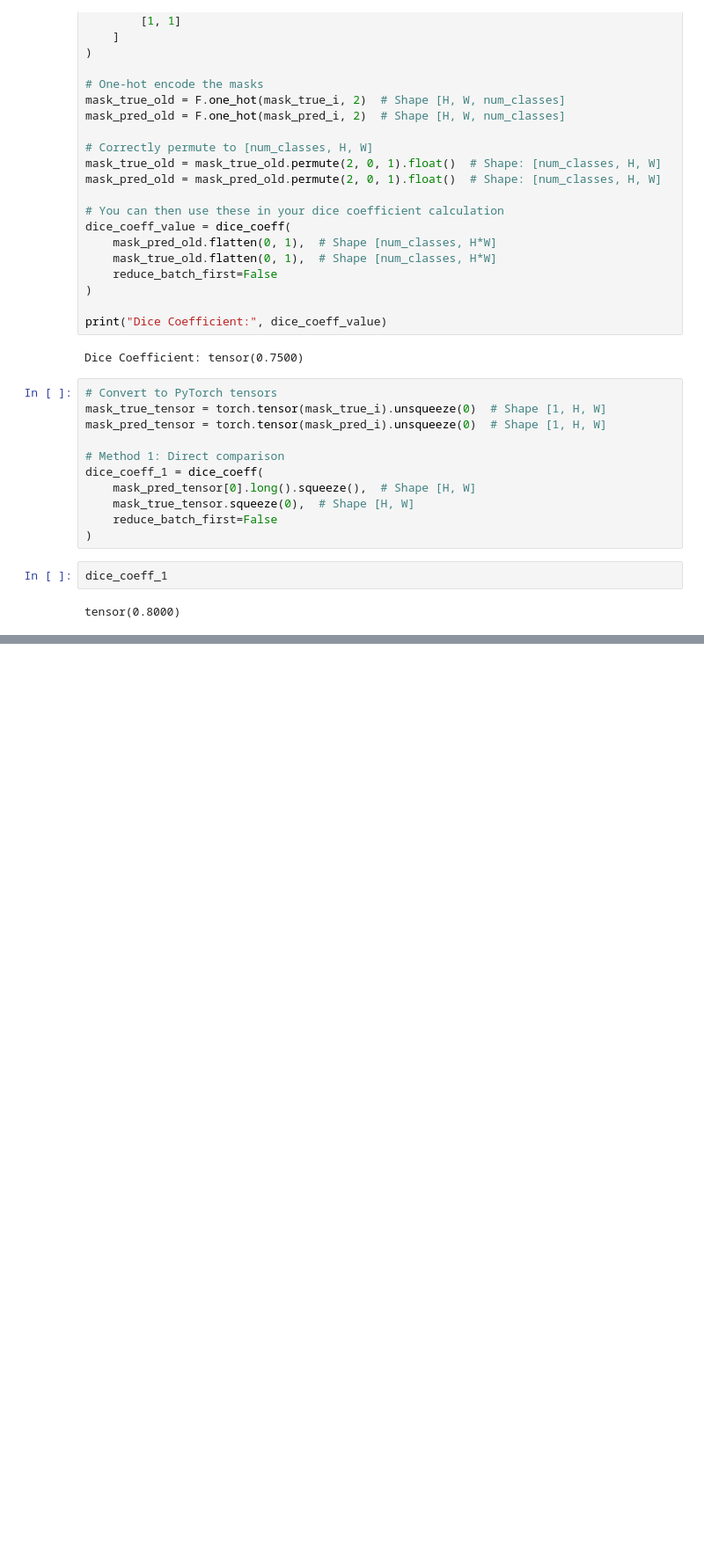
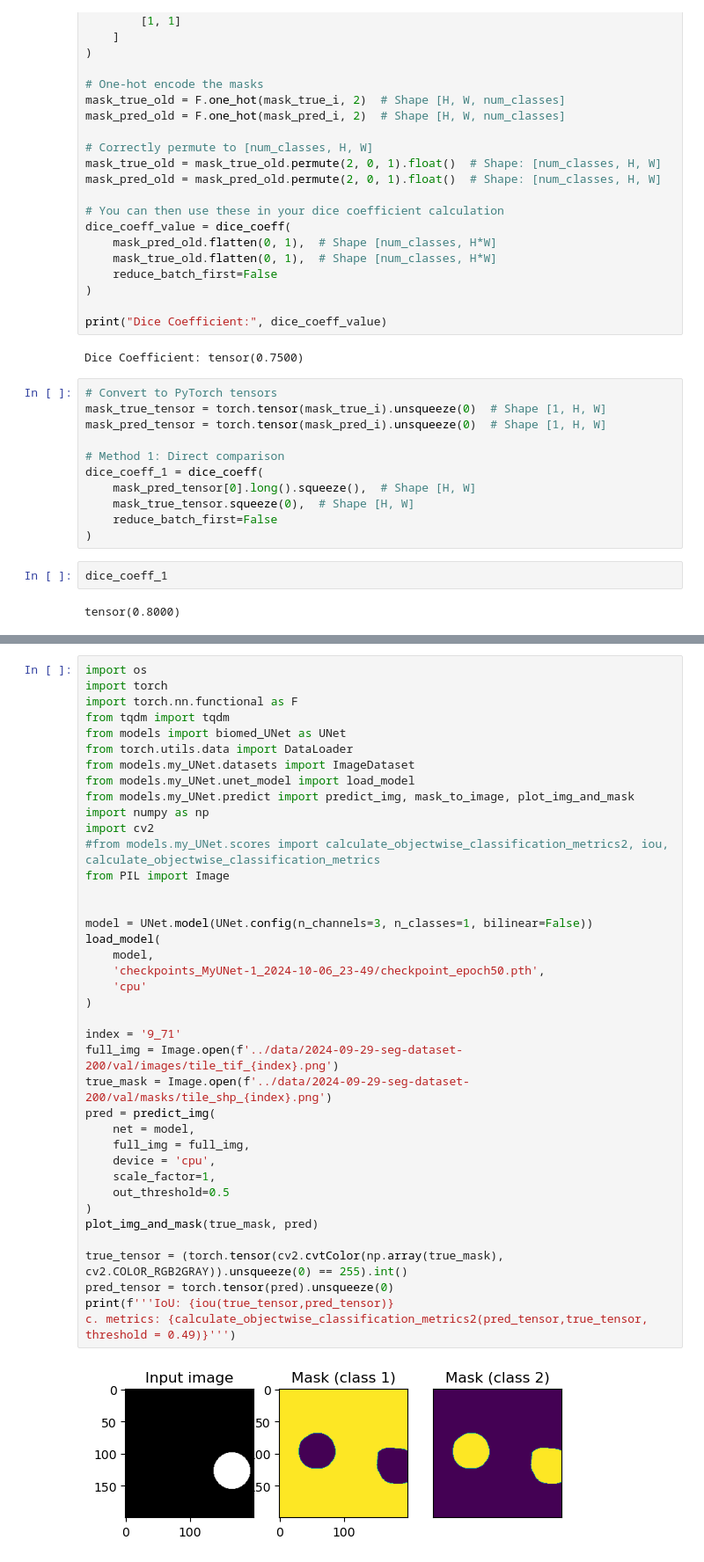
Before and after one commit to Aerial-Image-Categorization/CanopyMapping, a Jupyter notebook: src/metrics.ipynb, the cells around one changed output, grey strips where cells are left out. Shown at 88% size. Drawn from its saved outputs; the diff is of its cells as text; blank space fills up the shorter version.

Commit message:
visualizations

```diff
--- a/src/metrics.ipynb
+++ b/src/metrics.ipynb
@@ -1081,0 +1085,41 @@ tensor(0.8000)
+# %%
+import os
+import torch
+import torch.nn.functional as F
+from tqdm import tqdm
+from models import biomed_UNet as UNet
+from torch.utils.data import DataLoader
+from models.my_UNet.datasets import ImageDataset
+from models.my_UNet.unet_model import load_model
+from models.my_UNet.predict import predict_img, mask_to_image, plot_img_and_mask
+import numpy as np
+import cv2
+#from models.my_UNet.scores import calculate_objectwise_classification_metrics2, iou, calculate_objectwise_classification_metrics
+from PIL import Image
+
+
+model = UNet.model(UNet.config(n_channels=3, n_classes=1, bilinear=False))
+load_model(
+    model,
+    'checkpoints_MyUNet-1_2024-10-06_23-49/checkpoint_epoch50.pth',
+    'cpu'
+)
+
+index = '9_71'
+full_img = Image.open(f'../data/2024-09-29-seg-dataset-200/val/images/tile_tif_{index}.png')
+true_mask = Image.open(f'../data/2024-09-29-seg-dataset-200/val/masks/tile_shp_{index}.png')
+pred = predict_img(
+    net = model,
+    full_img = full_img,
+    device = 'cpu',
+    scale_factor=1,
+    out_threshold=0.5
+)
+plot_img_and_mask(true_mask, pred)
+
+true_tensor = (torch.tensor(cv2.cvtColor(np.array(true_mask), cv2.COLOR_RGB2GRAY)).unsqueeze(0) == 255).int()
+pred_tensor = torch.tensor(pred).unsqueeze(0)
+print(f'''IoU: {iou(true_tensor,pred_tensor)}
+c. metrics: {calculate_objectwise_classification_metrics2(pred_tensor,true_tensor, threshold = 0.49)}''')
+# %% [output]
+[figure, added]
```
Also changed, not shown: parts of 6 cells of this notebook.
